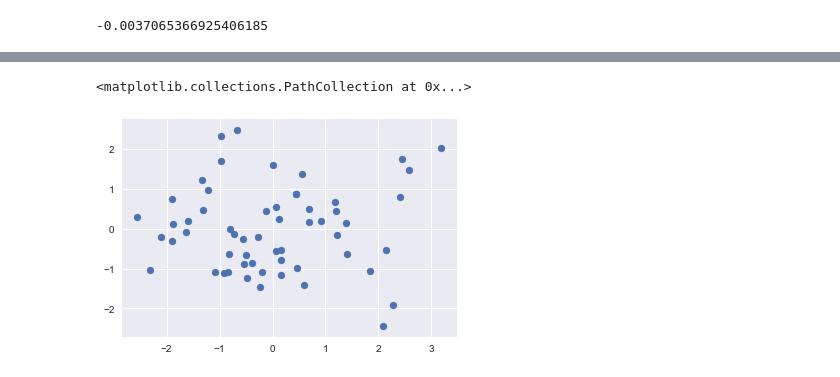
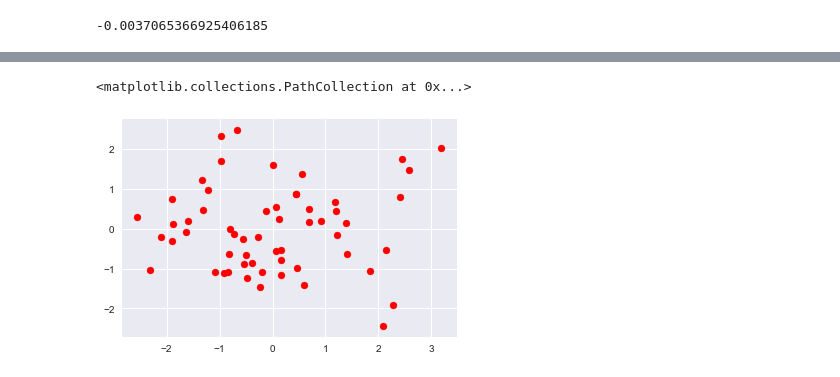
Before and after one commit to allanwdong/Infant-Mortality, a Jupyter notebook: Regression.ipynb, the cells around one changed output, grey strips where cells are left out. Saved outputs shown, nothing was run; the diff lists cells and outputs as text; code cells hidden in the pictures.

```diff
--- a/Regression.ipynb
+++ b/Regression.ipynb
@@ -325,0 +287,5 @@ OLS Regression Results
+# %%
+# Ridge Regression
+ridge = Ridge()
+ridge.fit(df_newdf_trainx, y_train_newdf)
+ridgepredict = ridge.predict(df_newdf_testx)
@@ -325,0 +296,4 @@ OLS Regression Results
+# %%
+lasso = Lasso()
+lasso.fit(df_newdf_trainx, y_train_newdf)
+lassopredict = lasso.predict(df_newdf_testx)
@@ -325,0 +304,13 @@ OLS Regression Results
+# %%
+alphas=[1e-5,1e-3,1e-1,0,1,100, 1000]
+all_scores=[]
+
+
+for a in alphas:
+    est=Lasso(alpha=a,fit_intercept=False)
+    est.fit(df_newdf_trainx, y_train_newdf)
+    mse=np.mean((y_test_newdf-est.predict(df_newdf_testx))**2)
+    all_scores.append(mse)
+
+
+all_scores
@@ -326,14 +375,15 @@ OLS Regression Results
 # %%
 pca = PCA(n_components=2)
 
-x_train_std = ss.fit_transform(x_train_new)
+x_train_std = ss.fit_transform(df_newdf_trainx)
 
-x_test_std = ss.fit_transform(x_test_new)
+x_test_std = ss.fit_transform(df_newdf_testx)
 
 pca.fit(x_train_std)
 x_pca_tsform = pca.transform(x_test_std)
 # %%
-plt.scatter(x_pca_tsform[:,0],x_pca_tsform[:,1])
+#plt.scatter(x_train_new)
+plt.scatter(x_pca_tsform[:,0],x_pca_tsform[:,1], c='red')
 # %% [output]
 <matplotlib.collections.PathCollection at 0x...>
-[figure, old version]
+[figure, new version]
```
Also changed, not shown: parts of 56 cells of this notebook.
